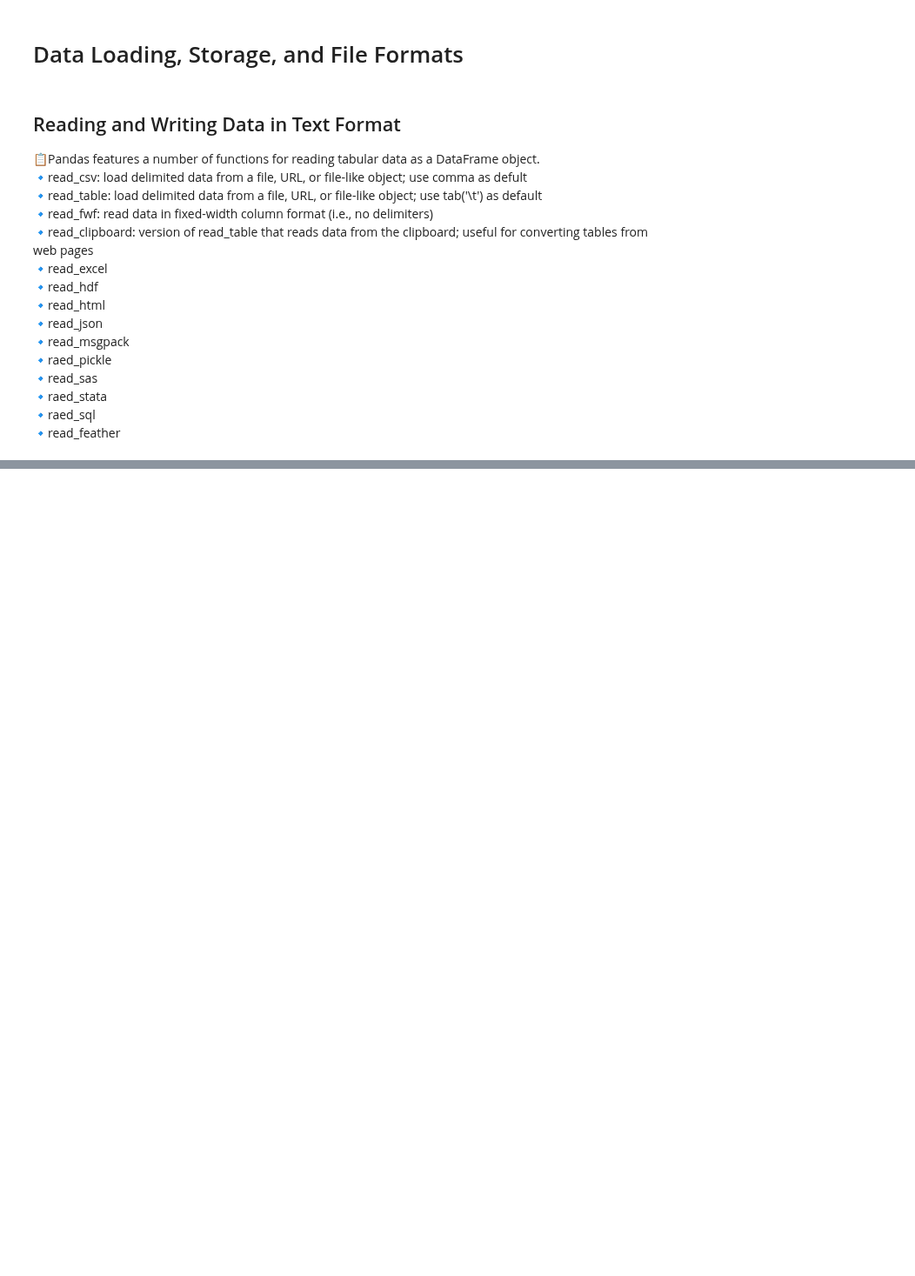
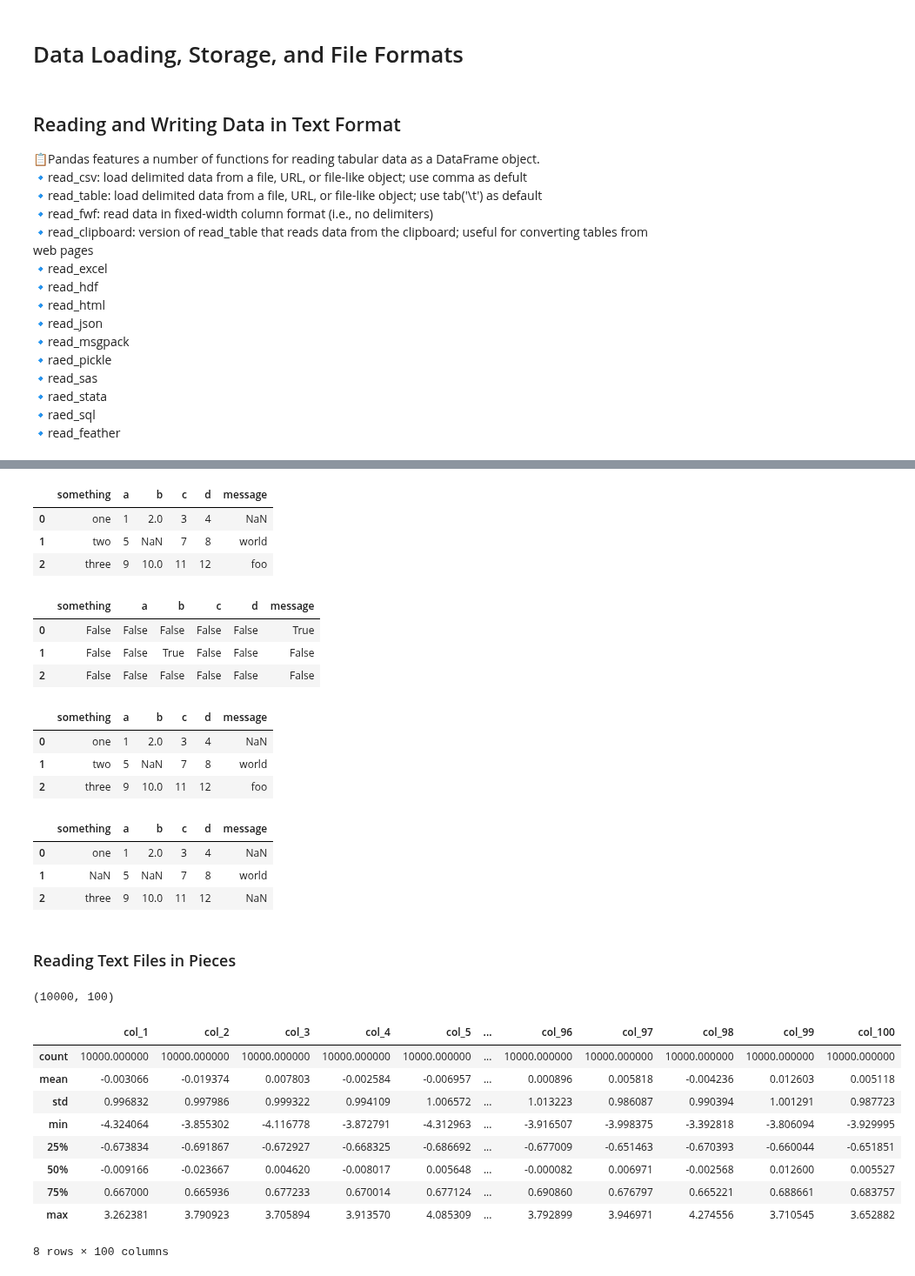
Before and after one commit to Asaduzzaman-Sheikh/data-science-journey, a Jupyter notebook: Week 6/Pandas.ipynb, the cells around one changed output, grey strips where cells are left out. Shown at 87% size. Cells and saved outputs as stored; diff of their text form; code cells hidden in the pictures; blank space fills up the shorter version.

Commit message:
Work with Pandas null value indicator, chunksize

```diff
--- a/Week 6/Pandas.ipynb
+++ b/Week 6/Pandas.ipynb
@@ -1263,0 +1222,15 @@ df7.loc[['aaa','ccc']]
+# %%
+result
+# %% [output]
+|  | something | a | b | c | d | message |
+| 0 | one | 1 | 2.0 | 3 | 4 | NaN |
+| 1 | two | 5 | NaN | 7 | 8 | world |
+| 2 | three | 9 | 10.0 | 11 | 12 | foo |
+# %%
+# We can handle this null value with help of the isnull() function
+pd.isnull(result)
+# %% [output]
+|  | something | a | b | c | d | message |
+| 0 | False | False | False | False | False | True |
+| 1 | False | False | True | False | False | False |
+| 2 | False | False | False | False | False | False |
@@ -1263,0 +1241,7 @@ df7.loc[['aaa','ccc']]
+# %%
+handle_missing_values
+# %% [output]
+|  | something | a | b | c | d | message |
+| 0 | one | 1 | 2.0 | 3 | 4 | NaN |
+| 1 | two | 5 | NaN | 7 | 8 | world |
+| 2 | three | 9 | 10.0 | 11 | 12 | foo |
@@ -1263,0 +1251,33 @@ df7.loc[['aaa','ccc']]
+# %%
+result
+# %% [output]
+|  | something | a | b | c | d | message |
+| 0 | one | 1 | 2.0 | 3 | 4 | NaN |
+| 1 | NaN | 5 | NaN | 7 | 8 | world |
+| 2 | three | 9 | 10.0 | 11 | 12 | NaN |
+# %% [markdown]
+### Reading Text Files in Pieces
+# %%
+# Before we look at a large file, we make the pandas display settings more compact
+pd.options.display.max_rows = 10
+pd.options.display.max_columns = 10
+# %%
+# Load the csv file
+data = pd.read_csv('large_dataset.csv')
+# %%
+data.shape
+# %% [output]
+(10000, 100)
+# %%
+data.describe()
+# %% [output]
+|  | col_1 | col_2 | col_3 | col_4 | col_5 | ... | col_96 | col_97 | col_98 | col_99 | col_100 |
+| count | 10000.000000 | 10000.000000 | 10000.000000 | 10000.000000 | 10000.000000 | ... | 10000.000000 | 10000.000000 | 10000.000000 | 10000.000000 | 10000.000000 |
+| mean | -0.003066 | -0.019374 | 0.007803 | -0.002584 | -0.006957 | ... | 0.000896 | 0.005818 | -0.004236 | 0.012603 | 0.005118 |
+| std | 0.996832 | 0.997986 | 0.999322 | 0.994109 | 1.006572 | ... | 1.013223 | 0.986087 | 0.990394 | 1.001291 | 0.987723 |
+| min | -4.324064 | -3.855302 | -4.116778 | -3.872791 | -4.312963 | ... | -3.916507 | -3.998375 | -3.392818 | -3.806094 | -3.929995 |
+| 25% | -0.673834 | -0.691867 | -0.672927 | -0.668325 | -0.686692 | ... | -0.677009 | -0.651463 | -0.670393 | -0.660044 | -0.651851 |
+| 50% | -0.009166 | -0.023667 | 0.004620 | -0.008017 | 0.005648 | ... | -0.000082 | 0.006971 | -0.002568 | 0.012600 | 0.005527 |
+| 75% | 0.667000 | 0.665936 | 0.677233 | 0.670014 | 0.677124 | ... | 0.690860 | 0.676797 | 0.665221 | 0.688661 | 0.683757 |
+| max | 3.262381 | 3.790923 | 3.705894 | 3.913570 | 4.085309 | ... | 3.792899 | 3.946971 | 4.274556 | 3.710545 | 3.652882 |
+8 rows × 100 columns
```
Also changed, not shown: parts of 31 cells of this notebook, 3 other files.
